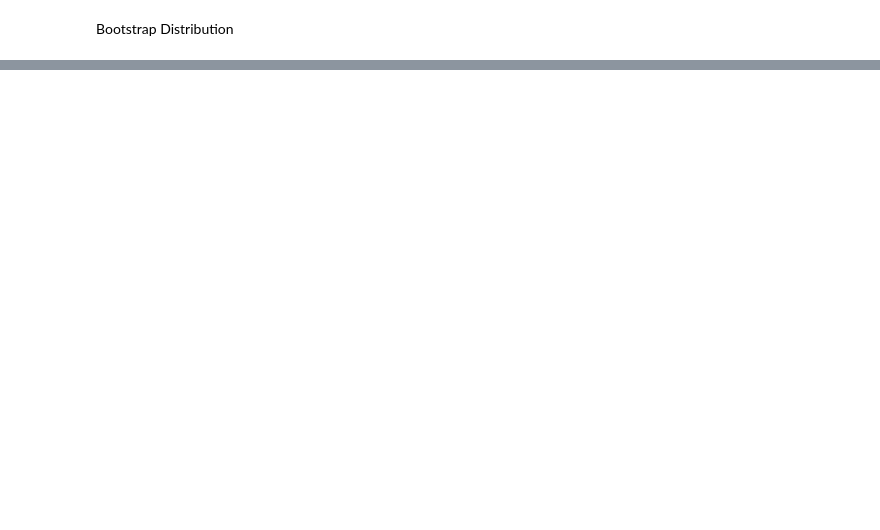
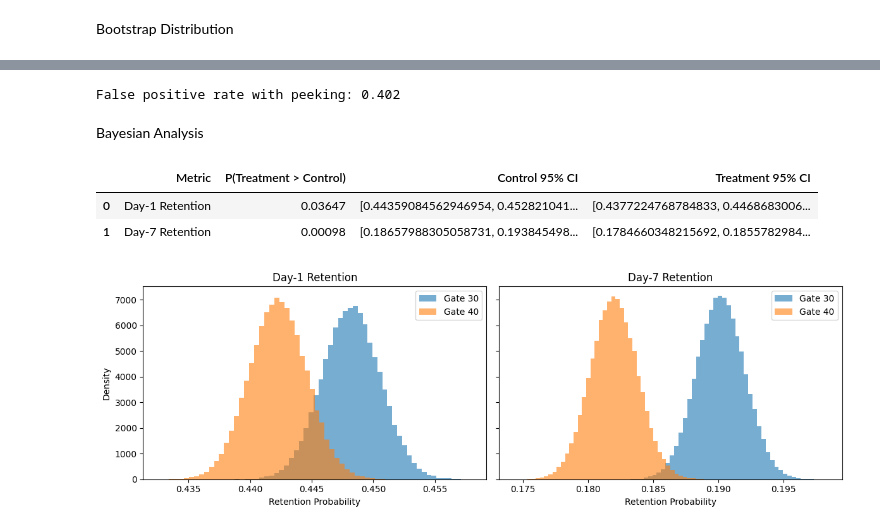
Before and after one commit to pankrulez/Mobile-Games-AB-Testing, a Jupyter notebook: exploration.ipynb, the cells around one changed output, grey strips where cells are left out. Cells and saved outputs as stored; diff of their text form; code cells hidden in the pictures; blank space fills up the shorter version.

```diff
--- a/exploration.ipynb
+++ b/exploration.ipynb
@@ -238,0 +310,79 @@ plt.show()
+# %%
+fp_rate = peeking_false_positive_rate_fast(
+    n_checks=10,
+    n_simulations=100_000
+)
+
+print(f"False positive rate with peeking: {fp_rate:.3f}")
+# %% [output]
+False positive rate with peeking: 0.402
+# %% [markdown]
+Bayesian Analysis
+# %%
+metrics = ["retention_1", "retention_7"]
+
+results = {}
+
+for metric in metrics:
+    control = df[df["version"] == "gate_30"]
+    treatment = df[df["version"] == "gate_40"]
+
+    c_success = control[metric].sum()
+    c_total = len(control)
+
+    t_success = treatment[metric].sum()
+    t_total = len(treatment)
+
+    c_post, t_post, prob_better = bayesian_retention_analysis(
+        c_success, c_total,
+        t_success, t_total
+    )
+
+    results[metric] = {
+        "control_posterior": c_post,
+        "treatment_posterior": t_post,
+        "prob_treatment_better": prob_better,
+        "control_ci": np.percentile(c_post, [2.5, 97.5]),
+        "treatment_ci": np.percentile(t_post, [2.5, 97.5])
+    }
+# %%
+summary = pd.DataFrame({
+    "Metric": ["Day-1 Retention", "Day-7 Retention"],
+    "P(Treatment > Control)": [
+        results["retention_1"]["prob_treatment_better"],
+        results["retention_7"]["prob_treatment_better"]
+    ],
+    "Control 95% CI": [
+        results["retention_1"]["control_ci"],
+        results["retention_7"]["control_ci"]
+    ],
+    "Treatment 95% CI": [
+        results["retention_1"]["treatment_ci"],
+        results["retention_7"]["treatment_ci"]
+    ]
+})
+
+summary
+# %% [output]
+|  | Metric | P(Treatment > Control) | Control 95% CI | Treatment 95% CI |
+| 0 | Day-1 Retention | 0.03647 | [0.44359084562946954, 0.452821041... | [0.4377224768784833, 0.4468683006... |
+| 1 | Day-7 Retention | 0.00098 | [0.18657988305058731, 0.193845498... | [0.1784660348215692, 0.1855782984... |
+# %%
+fig, axes = plt.subplots(1, 2, figsize=(12, 4), sharey=True)
+
+for ax, metric, title in zip(
+    axes,
+    ["retention_1", "retention_7"],
+    ["Day-1 Retention", "Day-7 Retention"]
+):
+    ax.hist(results[metric]["control_posterior"], bins=50, alpha=0.6, label="Gate 30")
+    ax.hist(results[metric]["treatment_posterior"], bins=50, alpha=0.6, label="Gate 40")
+    ax.set_title(title)
+    ax.set_xlabel("Retention Probability")
+    ax.legend()
+
+axes[0].set_ylabel("Density")
+plt.tight_layout()
+plt.show()
+# %% [output]
+[figure, added]
```
Also changed, not shown: parts of 17 cells of this notebook, 7 other files.
